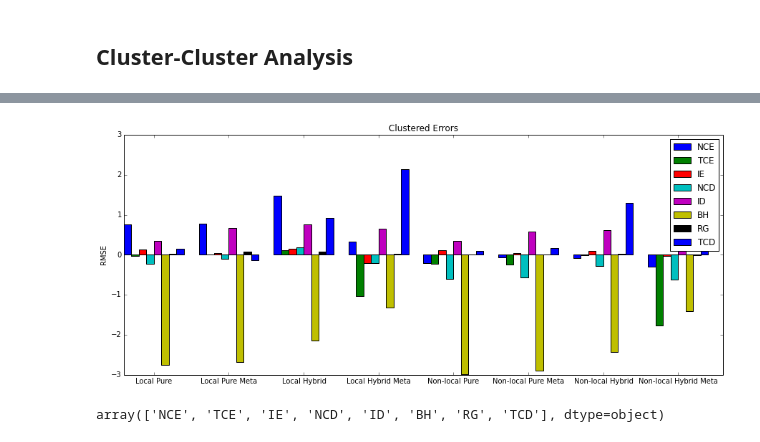
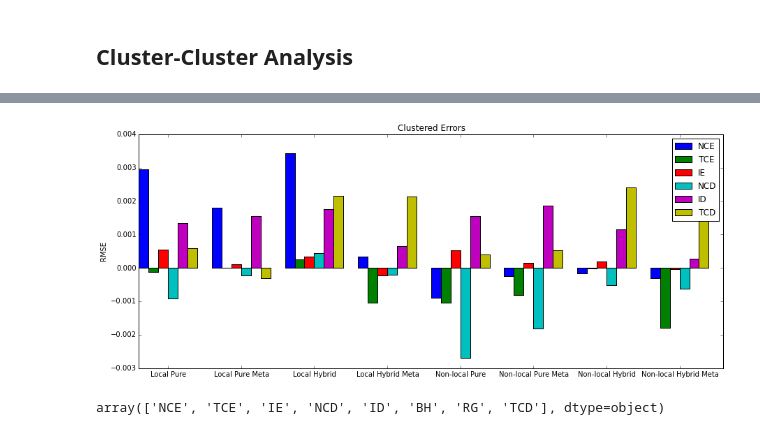
Before and after one commit to dstuck/CompChemClustering, a Jupyter notebook: FullAnalysis.ipynb, the cells around one changed output, grey strips where cells are left out. Drawn from its saved outputs; the diff is of its cells as text; code cells hidden in the pictures.

```diff
--- a/FullAnalysis.ipynb
+++ b/FullAnalysis.ipynb
@@ -500,6 +507,3 @@ for i in range(nRxnCluster):
 #scalingErr = StandardScaler(with_mean=False,with_std=True)
 #rmsdByCluster = scalingErr.fit_transform(rmsdByCluster)
 #rmsdByCluster = scaling.fit_transform(rmsdByCluster.T).T
-# %%
-#Cut down on small clusters
-nRxnCluster = 5
@@ -556,29 +592,46 @@ for i in range(nRxnChem):
 #rmsdByChem = np.sqrt(rmsdByChem)
 # %%
 #rmsdByChem = rmsdByChem/(np.outer(rmsdByChem.mean(axis=1),np.ones(rmsdByChem.shape[1])))
-scalingErr2 = StandardScaler(with_mean=False,with_std=True)
-rmsdByChem = scalingErr2.fit_transform(rmsdByChem)
+#scalingErr2 = StandardScaler(with_mean=False,with_std=True)
+#rmsdByChem = scalingErr2.fit_transform(rmsdByChem)
+# %%
+#Select clusters to plot
+#plotOrderRxnChem = np.arange(nRxnChem)
+plotOrderRxnChem = np.array([0,1,2,3,4,7])
+plotOrderFuncChem = np.arange(mFuncChem)
+#plotOrderFuncChem = np.array([0,1,2,4,6,8,9])
+
+plotMaskRxnChem = np.zeros(nRxnChem,dtype=bool)
+plotMaskFuncChem = np.zeros(mFuncChem,dtype=bool)
+for i in plotOrderRxnChem: plotMaskRxnChem[i]=True
+for i in plotOrderFuncChem: plotMaskFuncChem[i]=True
+
+nRxnPlotChem = len(plotOrderRxnChem)
+mFuncPlotChem = len(plotOrderFuncChem)
+
+rmsdByChem = rmsdByChem[plotMaskRxnChem,:][:,plotOrderFuncChem]
 # %%
 fig, ax = plt.subplots()
 fig.set_figheight(6)
 fig.set_figwidth(15)
-spacing = np.arange(mFuncChem)
+spacing = np.arange(mFuncPlotChem)
 colorList = ['b','g','r','c','m','y','k']
-width = 0.8/nRxnChem
+width = 0.8/nRxnPlotChem
 rects = []
-for i in range(nRxnChem):
+for i in range(nRxnPlotChem):
     rects.append(ax.bar(spacing+i*width,rmsdByChem[i,:],width,color=colorList[i%len(colorList)]))
-#    rects.append(ax.bar(spacing+i*width,-np.log(rmsdByCluster[:,i].T),width,color=colorList[i%len(colorList)]))
+#    rects.append(ax.bar(spacing+i*width,-np.log(rmsdByChem[:,i].T),width,color=colorList[i%len(colorList)]))
 
 ax.set_ylabel('RMSE')
 #ax.set_ylim(0,3)
-ax.set_xticks(spacing+width*nRxnChem/2.0)
-ax.set_xticklabels(fNames)
-ax.legend([rects[i][0] for i in range(nRxnChem)], labelOptions.tolist())
+ax.set_xticks(spacing+width*nRxnPlotChem/2.0)
+
+ax.set_xticklabels(np.array(fNames)[plotOrderFuncChem])
+ax.legend([rects[i][0] for i in range(nRxnPlotChem)], (labelOptions[plotOrderRxnChem]).tolist(),loc='best')
 ax.set_title('Clustered Errors')
 plt.show()
 # %% [output]
-[figure, old version]
+[figure, new version]
 # %%
 labelOptions
 # %% [output]
```
Also changed, not shown: parts of 22 cells of this notebook.
